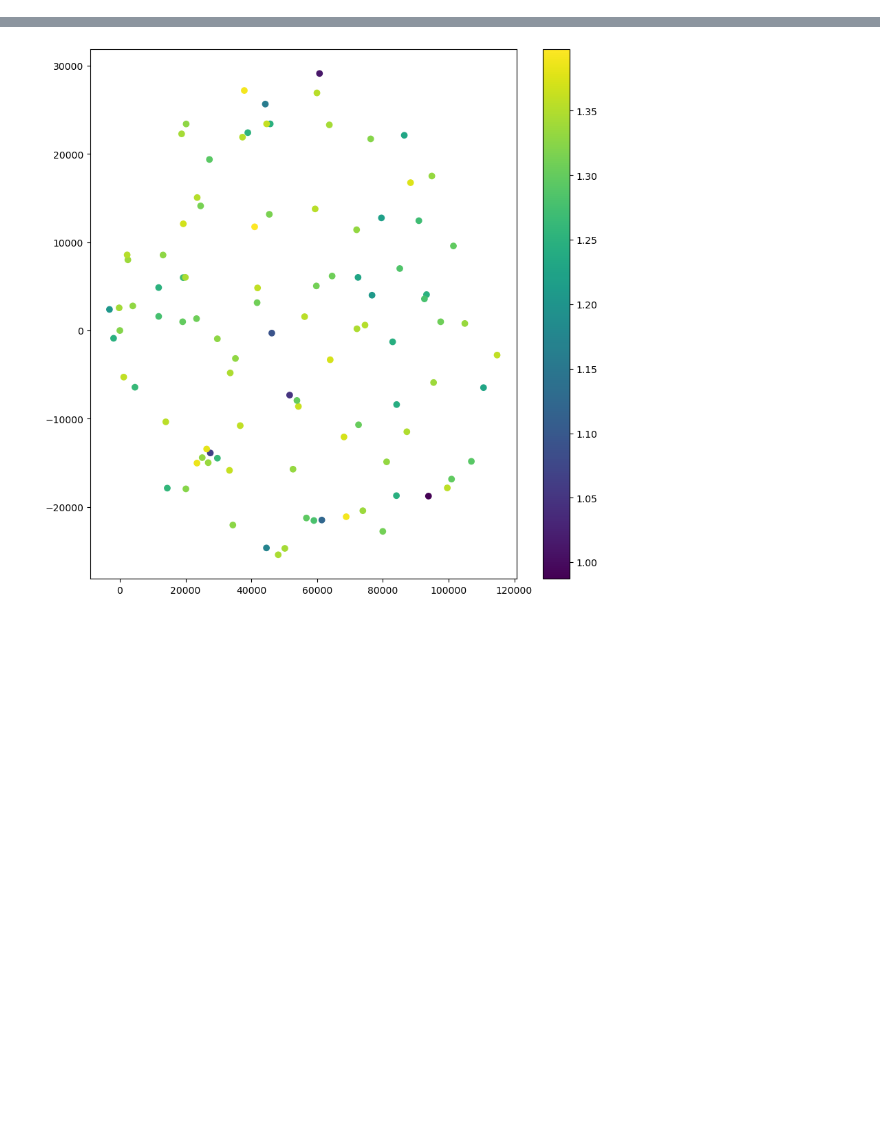
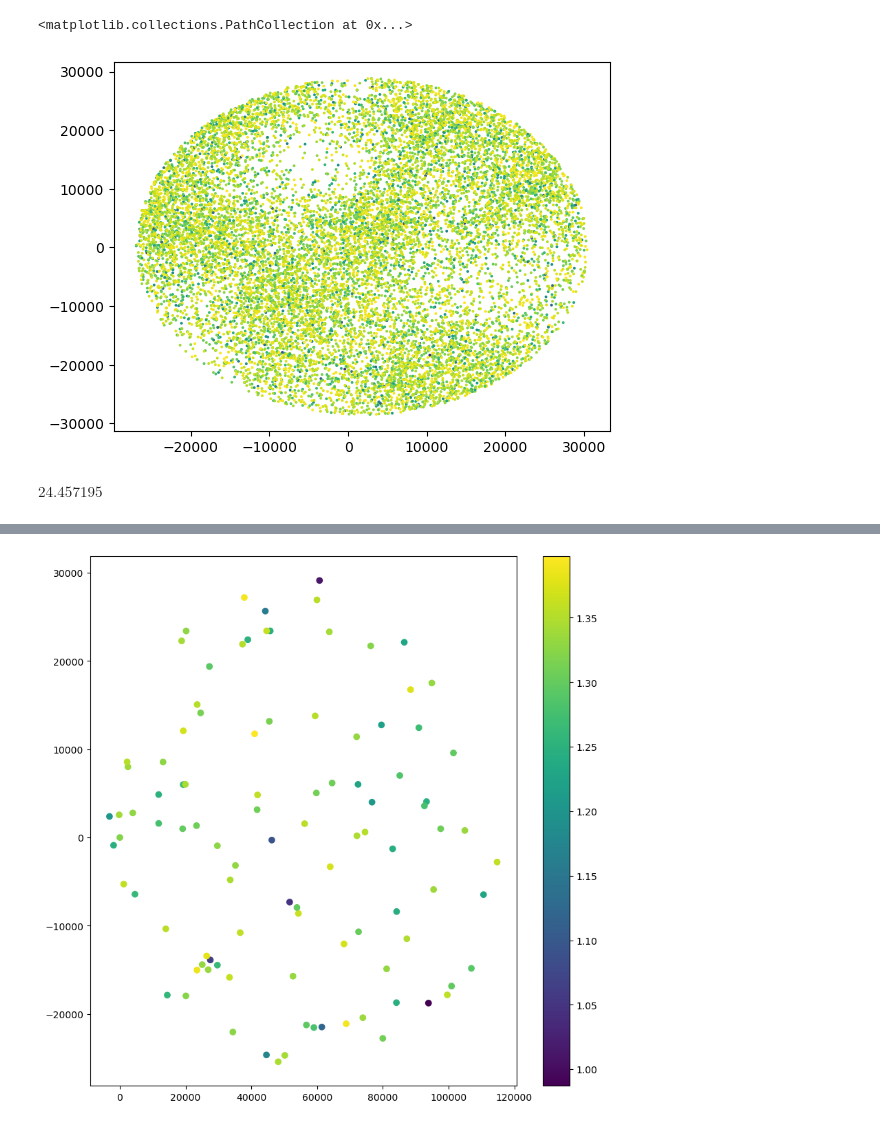
Before and after one commit to wasnaqvi/SIP, a Jupyter notebook: Notebooks/Phase0_sim.ipynb, the cells around one changed output, grey strips where cells are left out. Saved outputs shown, nothing was run; the diff lists cells and outputs as text; code cells hidden in the pictures; blank space fills up the shorter version.

```diff
--- a/Notebooks/Phase0_sim.ipynb
+++ b/Notebooks/Phase0_sim.ipynb
@@ -32,3 +32,29 @@ with h5py.File(fn, 'r') as datafile:
         data[key] = dataset[:]
         if 'unit' in dataset.attrs:
             data[key] <<= u.Unit(dataset.attrs['unit'])
+# %%
+header = fits.Header({'NAXIS1': 2000,
+       'NAXIS2': 2000,
+       'NAXIS': 2,
+       'CD1_1': 0.1/3600.0,
+       'CD1_2': 0.0,
+       'CD2_1': 0.0,
+       'CD2_2': 0.1/3600.0,
+       'CRPIX1': 1000.0,
+       'CRPIX2': 1000.0,
+       'CRVAL1': data['RA'].mean().to('degree').value,
+       'CRVAL2': data['DEC'].mean().to('degree').value,
+       'CTYPE1': 'RA---TAN',
+       'CTYPE2': 'DEC--TAN',
+})
+from astropy.wcs import WCS
+w = WCS(header)
+data['x'], data['y'] = w.all_world2pix(data['RA'], data['DEC'], 0)
+plt.scatter(data['x'], data['y'], c=data['CASTOR_u_app'], s=1)
+# %% [output]
+<matplotlib.collections.PathCollection at 0x...>
+[figure, added]
+# %%
+np.nanmedian(data['CASTOR_uv_app'])
+# %% [output]
+$24.457195 \; \mathrm{}$
```
Also changed, not shown: parts of 7 cells of this notebook, 1 other file.
